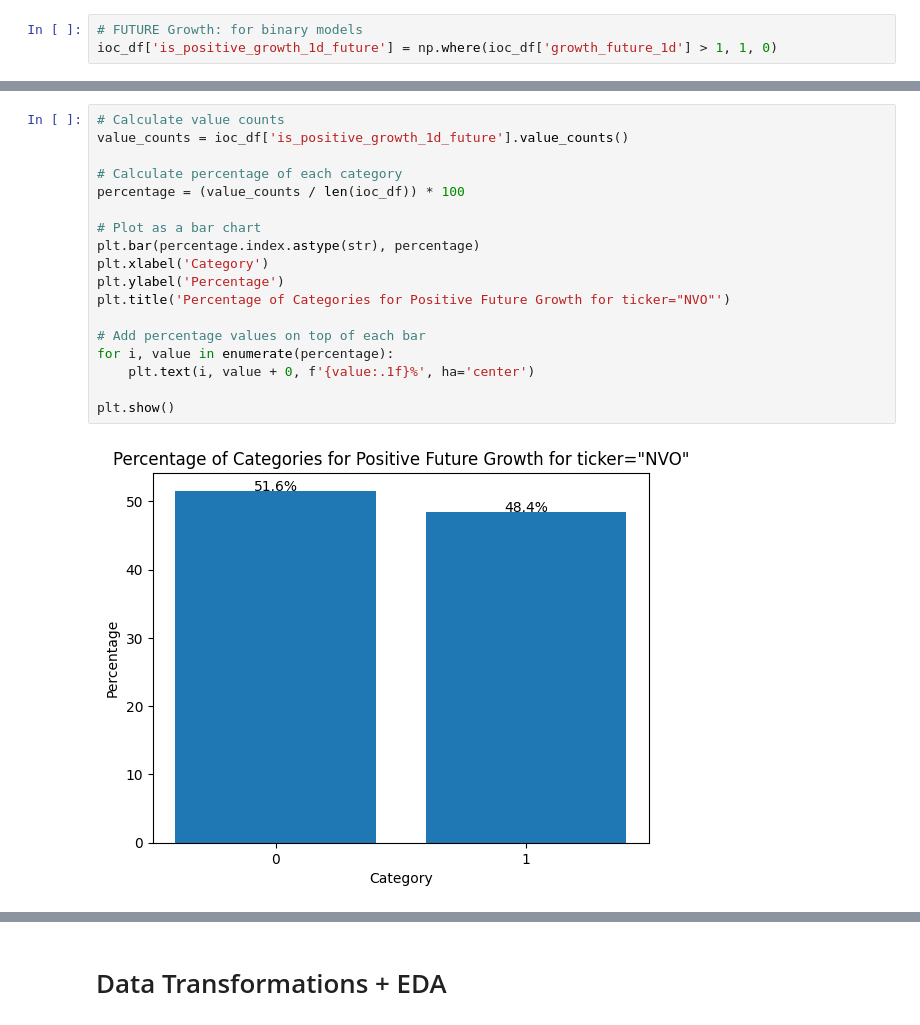
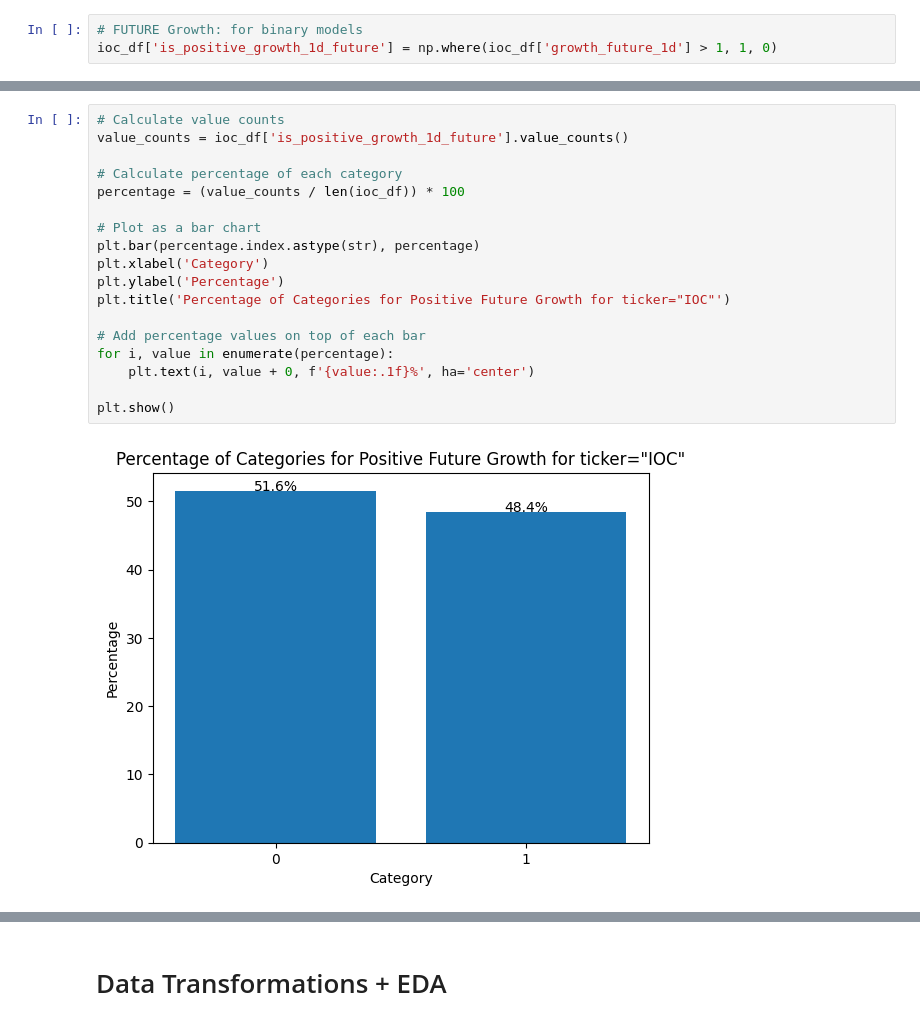
Before and after one commit to MekongDelta-mind/sma_project_repo, a Jupyter notebook: project_sma.ipynb, the cells around one changed output, grey strips where cells are left out. Saved outputs shown, nothing was run; the diff lists cells and outputs as text.

```diff
--- a/project_sma.ipynb
+++ b/project_sma.ipynb
@@ -363,20 +291,20 @@ Name: count, dtype: float64
 # %%
 # Calculate value counts
 value_counts = ioc_df['is_positive_growth_1d_future'].value_counts()
 
 # Calculate percentage of each category
 percentage = (value_counts / len(ioc_df)) * 100
 
 # Plot as a bar chart
 plt.bar(percentage.index.astype(str), percentage)
 plt.xlabel('Category')
 plt.ylabel('Percentage')
-plt.title('Percentage of Categories for Positive Future Growth for ticker="NVO"')
+plt.title('Percentage of Categories for Positive Future Growth for ticker="IOC"')
 
 # Add percentage values on top of each bar
 for i, value in enumerate(percentage):
     plt.text(i, value + 0, f'{value:.1f}%', ha='center')
 
 plt.show()
 # %% [output]
-[figure, old version]
+[figure, new version]
```
Also changed, not shown: parts of 177 cells of this notebook.
